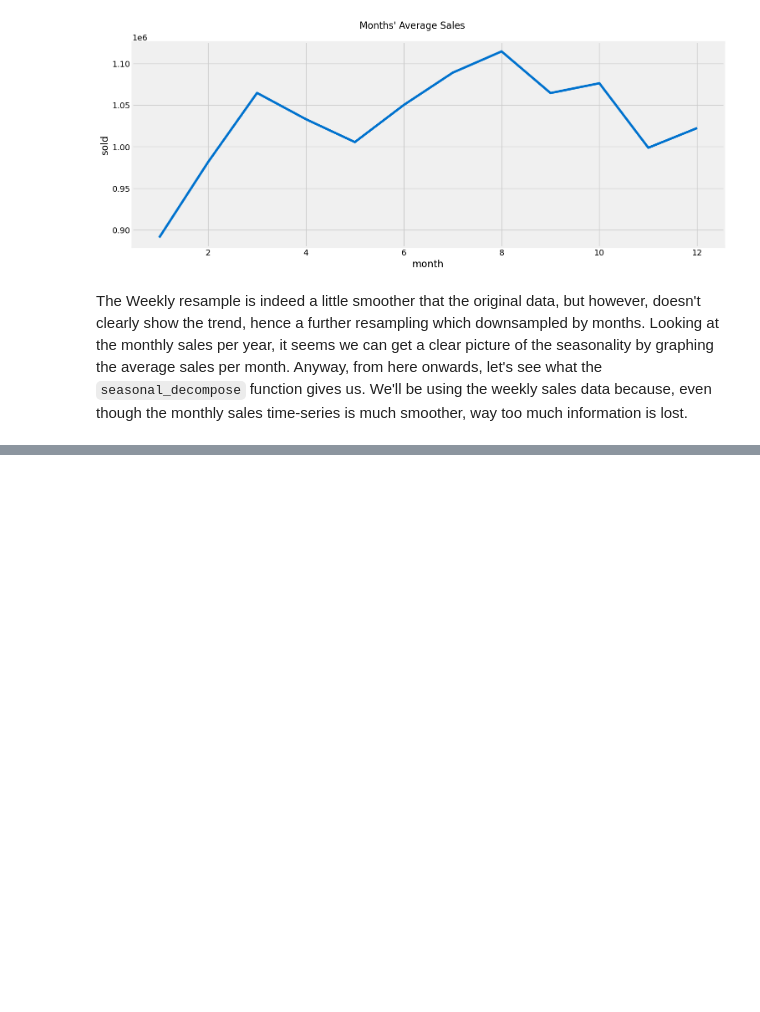
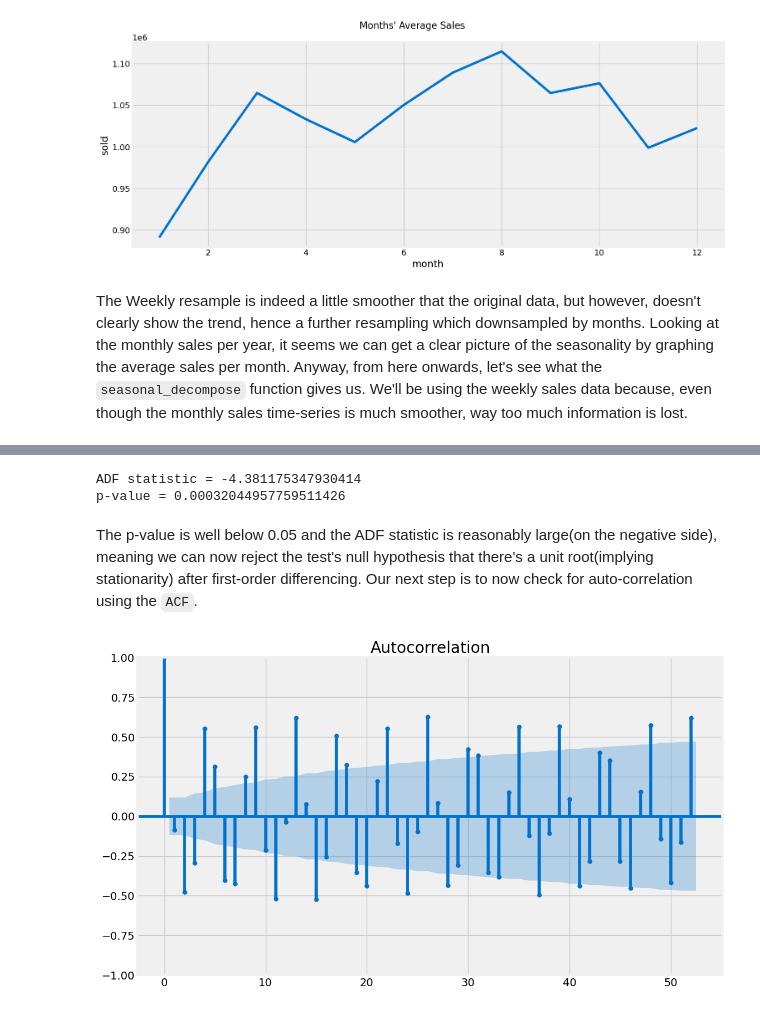
Before and after one commit to IvanMahlelebe/m5-forecasting-accuracy, a Jupyter notebook: notebooks/00 - Intro & Data Prep.ipynb, the cells around one changed output, grey strips where cells are left out. Cells and saved outputs as stored; diff of their text form; code cells hidden in the pictures; blank space fills up the shorter version.

```diff
--- a/notebooks/00 - Intro & Data Prep.ipynb
+++ b/notebooks/00 - Intro & Data Prep.ipynb
@@ -275,0 +296,5 @@ To that end, we'll start with assuming a random walk and seeing where this takes
+# %%
+# Due to non-stationarity, let's try first-order differencing
+
+weekly_sales['1-diff'] = weekly_sales['sold'].diff(periods=1)
+weekly_sales.head()
@@ -275,0 +309,11 @@ To that end, we'll start with assuming a random walk and seeing where this takes
+# %%
+check_stationarity(weekly_sales['1-diff'].dropna())
+# %% [output]
+ADF statistic = -4.381175347930414
+p-value = 0.00032044957759511426
+# %% [markdown]
+The p-value is well below 0.05 and the ADF statistic is reasonably large(on the negative side), meaning we can now reject the test's null hypothesis that there's a unit root(implying stationarity) after first-order differencing. Our next step is to now check for auto-correlation using the `ACF`.
+# %%
+_ = plot_acf(weekly_sales['1-diff'].dropna(), lags=52)
+# %% [output]
+[figure, added]
```
Also changed, not shown: parts of 6 cells of this notebook.
